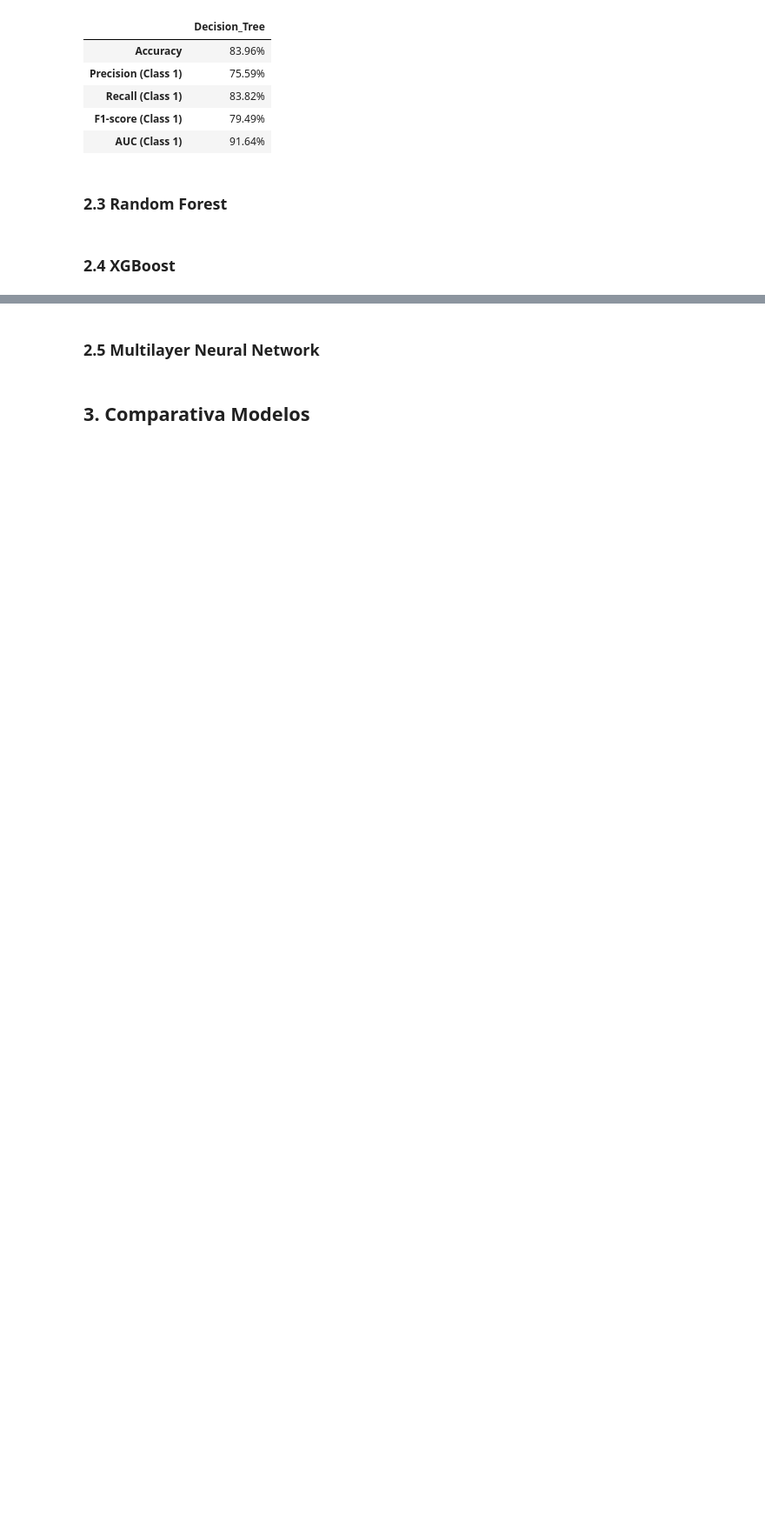
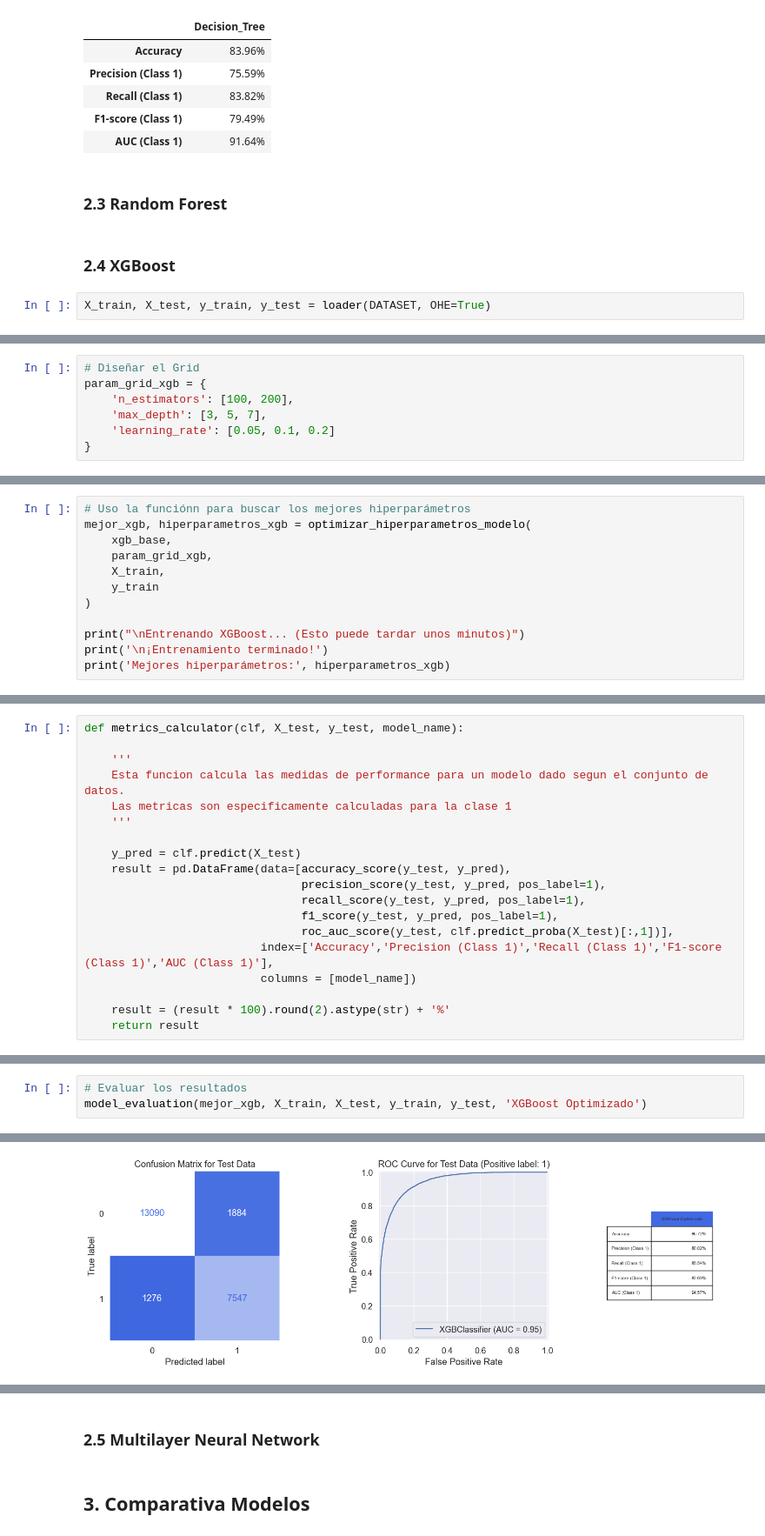
Before and after one commit to claudiberenguer/modulo5eval_ii, a Jupyter notebook: notebooks/exploracion/evaluacion_manuel.ipynb, the cells around one changed output, grey strips where cells are left out. Shown at 87% size. Cells and saved outputs as stored; diff of their text form; blank space fills up the shorter version.

Commit message:
Insertar XGBoost, arreglar erratas y configuración dle config

```diff
--- a/notebooks/exploracion/evaluacion_manuel.ipynb
+++ b/notebooks/exploracion/evaluacion_manuel.ipynb
@@ -819,3 +873,5 @@ dt_results
 ### 2.3 Random Forest
 # %% [markdown]
 ### 2.4 XGBoost
+# %%
+X_train, X_test, y_train, y_test = loader(DATASET, OHE=True)
@@ -821,0 +894,7 @@ dt_results
+# %%
+# Diseñar el Grid
+param_grid_xgb = {
+    'n_estimators': [100, 200],
+    'max_depth': [3, 5, 7],
+    'learning_rate': [0.05, 0.1, 0.2]
+}
@@ -821,0 +903,12 @@ dt_results
+# %%
+# Uso la funciónn para buscar los mejores hiperparámetros
+mejor_xgb, hiperparametros_xgb = optimizar_hiperparametros_modelo(
+    xgb_base,
+    param_grid_xgb,
+    X_train,
+    y_train
+)
+
+print("\nEntrenando XGBoost... (Esto puede tardar unos minutos)")
+print('\n¡Entrenamiento terminado!')
+print('Mejores hiperparámetros:', hiperparametros_xgb)
@@ -821,0 +920,19 @@ dt_results
+# %%
+def metrics_calculator(clf, X_test, y_test, model_name):
+
+    '''
+    Esta funcion calcula las medidas de performance para un modelo dado segun el conjunto de datos.
+    Las metricas son especificamente calculadas para la clase 1
+    '''
+
+    y_pred = clf.predict(X_test)
+    result = pd.DataFrame(data=[accuracy_score(y_test, y_pred),
+                                precision_score(y_test, y_pred, pos_label=1),
+                                recall_score(y_test, y_pred, pos_label=1),
+                                f1_score(y_test, y_pred, pos_label=1),
+                                roc_auc_score(y_test, clf.predict_proba(X_test)[:,1])],
+                          index=['Accuracy','Precision (Class 1)','Recall (Class 1)','F1-score (Class 1)','AUC (Class 1)'],
+                          columns = [model_name])
+
+    result = (result * 100).round(2).astype(str) + '%'
+    return result
@@ -821,0 +992,4 @@ dt_results
+# %%
+# Evaluar los resultados
+model_evaluation(mejor_xgb, X_train, X_test, y_train, y_test, 'XGBoost Optimizado')
+# %% [output]
@@ -821,0 +1013 @@ dt_results
+[figure, added]
```
Also changed, not shown: parts of 15 cells of this notebook, 2 other files.
